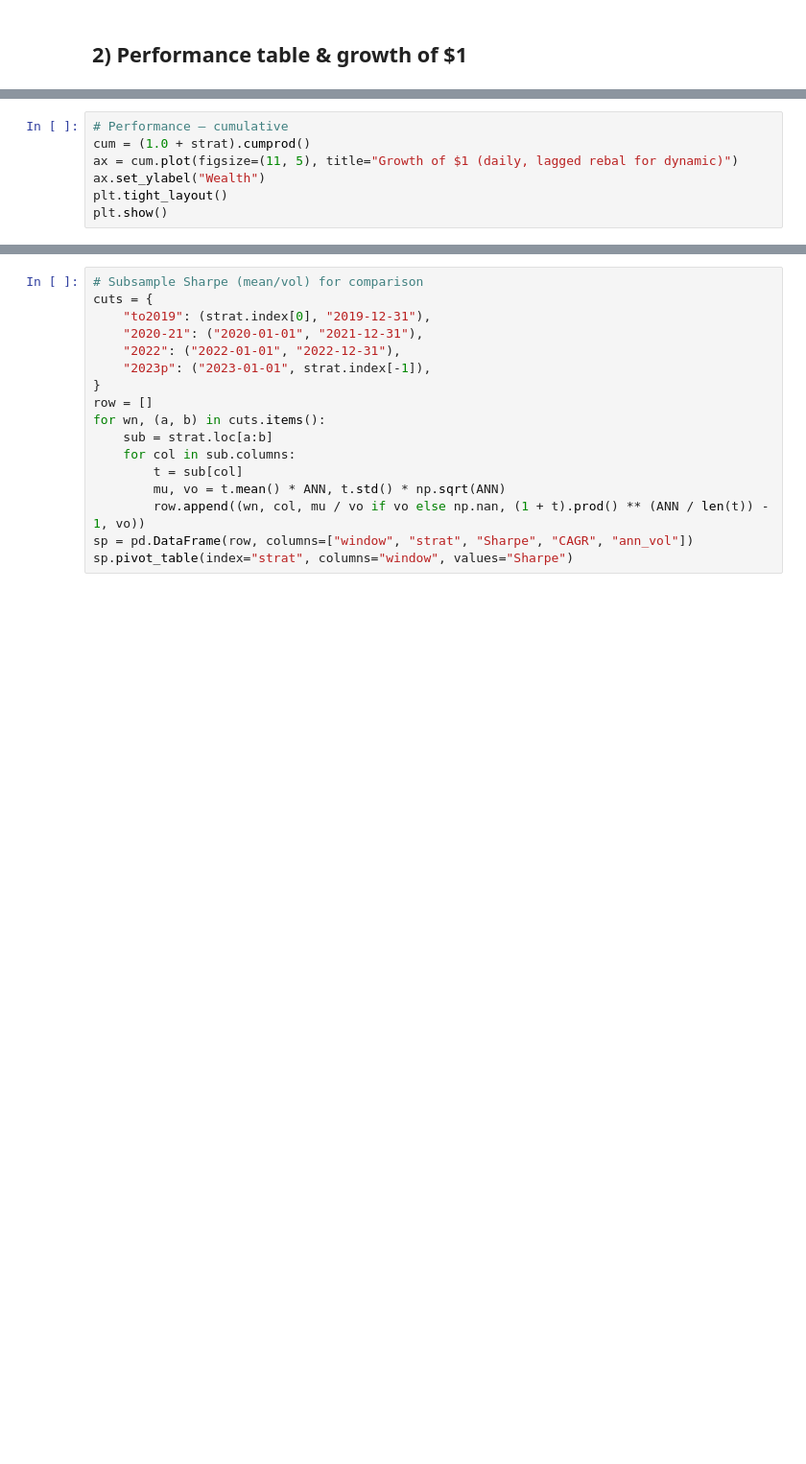
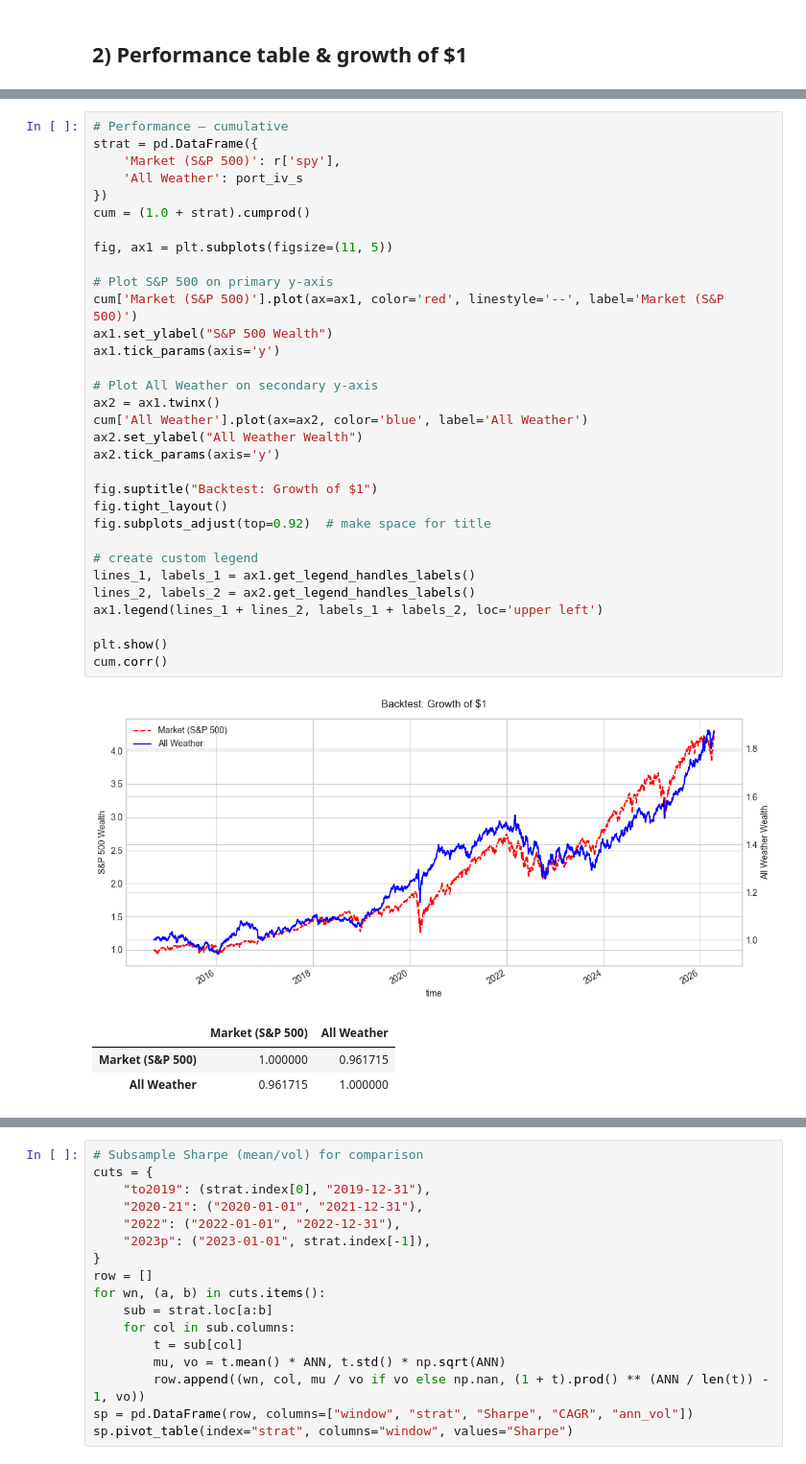
Before and after one commit to kcf1/fina4359-quant-trading, a Jupyter notebook: final/ben/awp_replication_analysis.ipynb, the cells around one changed output, grey strips where cells are left out. Shown at 96% size. Saved outputs shown, nothing was run; the diff lists cells and outputs as text; blank space fills up the shorter version.

```diff
--- a/final/ben/awp_replication_analysis.ipynb
+++ b/final/ben/awp_replication_analysis.ipynb
@@ -191,7 +194,37 @@ df
-# %%
-# Performance — cumulative
-cum = (1.0 + strat).cumprod()
-ax = cum.plot(figsize=(11, 5), title="Growth of $1 (daily, lagged rebal for dynamic)")
-ax.set_ylabel("Wealth")
-plt.tight_layout()
-plt.show()
+# %%
+# Performance — cumulative
+strat = pd.DataFrame({
+    'Market (S&P 500)': r['spy'],
+    'All Weather': port_iv_s
+})
+cum = (1.0 + strat).cumprod()
+
+fig, ax1 = plt.subplots(figsize=(11, 5))
+
+# Plot S&P 500 on primary y-axis
+cum['Market (S&P 500)'].plot(ax=ax1, color='red', linestyle='--', label='Market (S&P 500)')
+ax1.set_ylabel("S&P 500 Wealth")
+ax1.tick_params(axis='y')
+
+# Plot All Weather on secondary y-axis
+ax2 = ax1.twinx()
+cum['All Weather'].plot(ax=ax2, color='blue', label='All Weather')
+ax2.set_ylabel("All Weather Wealth")
+ax2.tick_params(axis='y')
+
+fig.suptitle("Backtest: Growth of $1")
+fig.tight_layout()
+fig.subplots_adjust(top=0.92)  # make space for title
+
+# create custom legend
+lines_1, labels_1 = ax1.get_legend_handles_labels()
+lines_2, labels_2 = ax2.get_legend_handles_labels()
+ax1.legend(lines_1 + lines_2, labels_1 + labels_2, loc='upper left')
+
+plt.show()
+cum.corr()
+# %% [output]
+[figure, added]
+|  | Market (S&P 500) | All Weather |
+| Market (S&P 500) | 1.000000 | 0.961715 |
+| All Weather | 0.961715 | 1.000000 |
```
Also changed, not shown: parts of 23 cells of this notebook, 3 other files.
